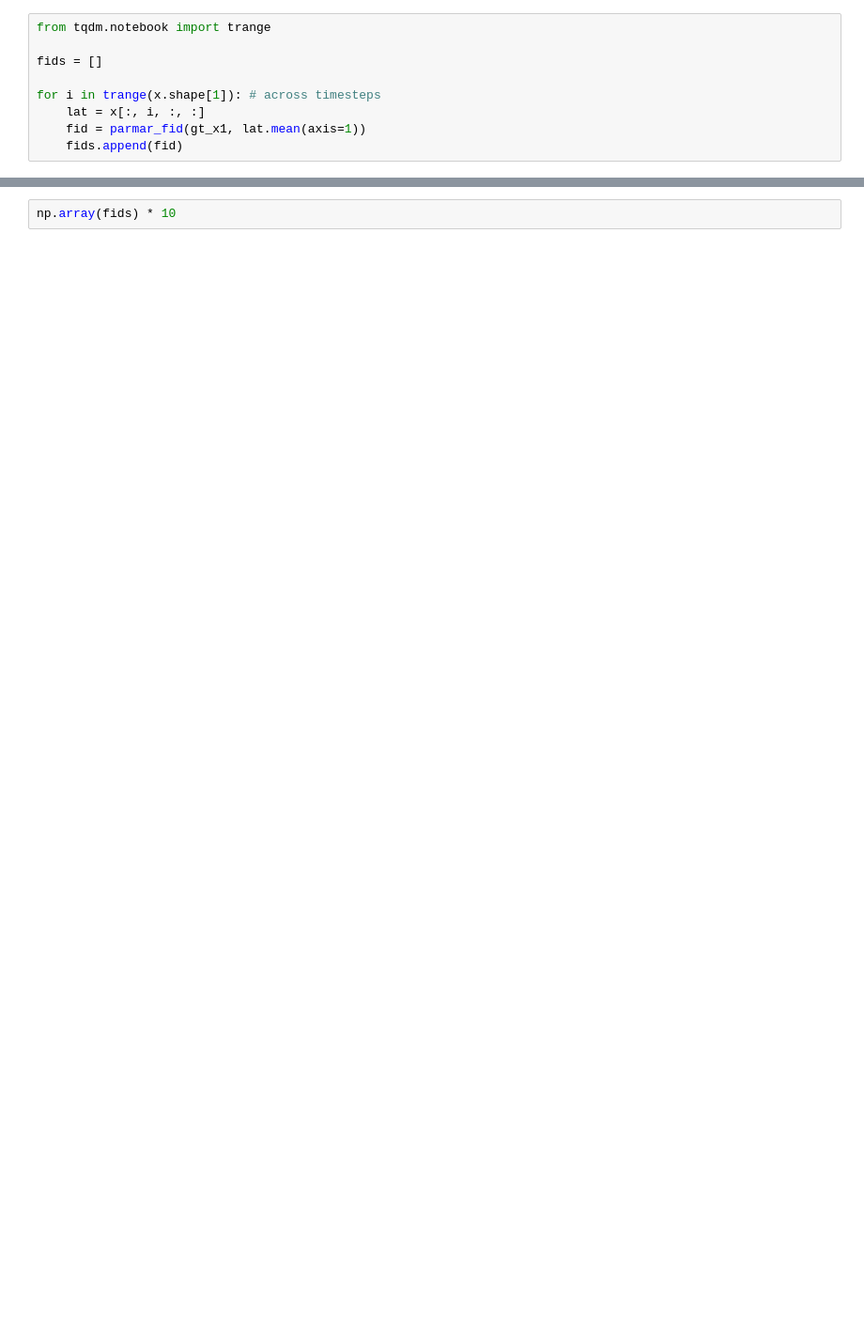
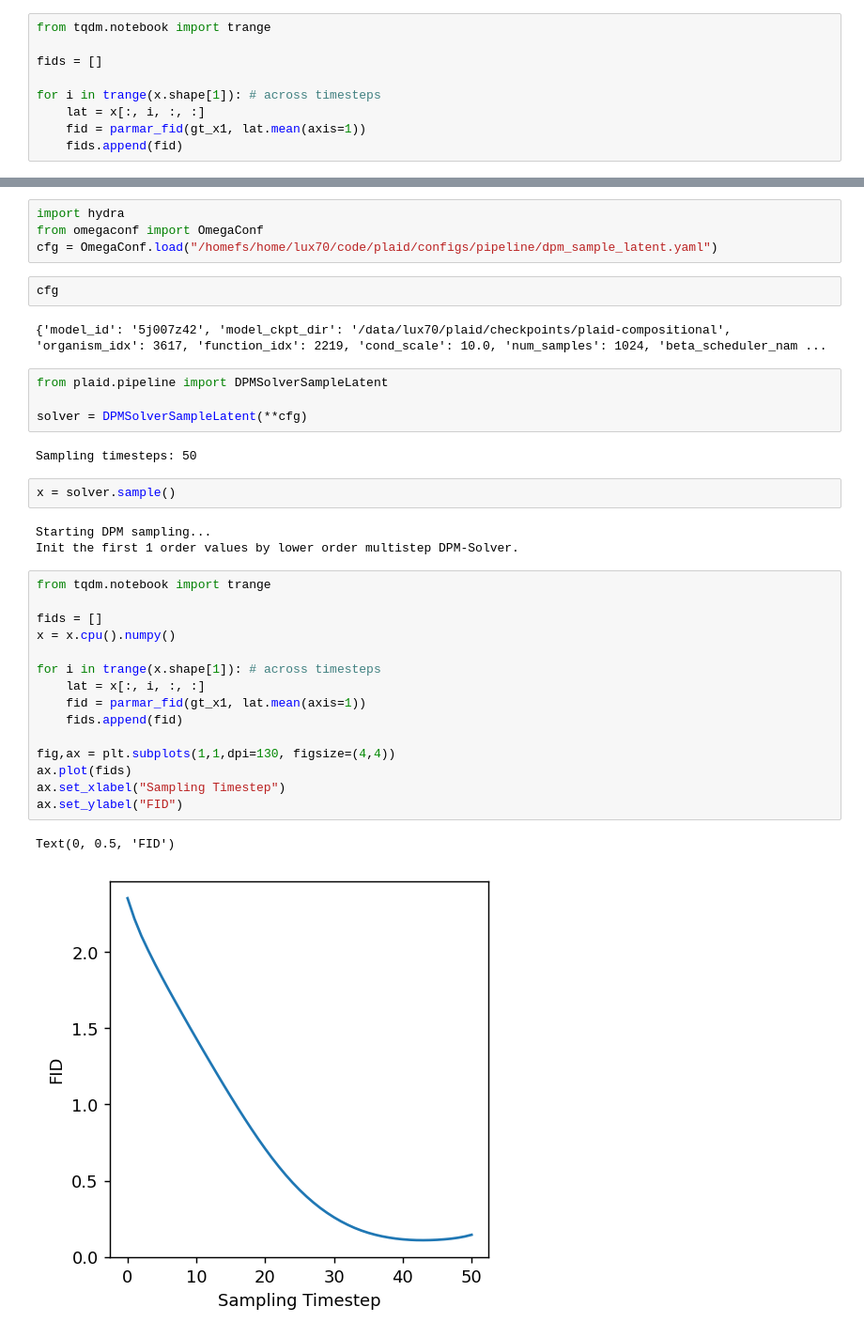
Before and after one commit to amyxlu/plaid-dev-distributed, a Jupyter notebook: notebooks/FIGURE_conditional_FID.ipynb, the cells around one changed output, grey strips where cells are left out. Shown at 94% size. Cells and saved outputs as stored; diff of their text form; blank space fills up the shorter version.

```diff
--- a/notebooks/FIGURE_conditional_FID.ipynb
+++ b/notebooks/FIGURE_conditional_FID.ipynb
@@ -264,2 +312,37 @@ ax.set_ylabel("FID")
 # %%
-np.array(fids) * 10
+import hydra
+from omegaconf import OmegaConf
+cfg = OmegaConf.load("/homefs/home/lux70/code/plaid/configs/pipeline/dpm_sample_latent.yaml")
+# %%
+cfg
+# %% [output]
+{'model_id': '5j007z42', 'model_ckpt_dir': '/data/lux70/plaid/checkpoints/plaid-compositional', 'organism_idx': 3617, 'function_idx': 2219, 'cond_scale': 10.0, 'num_samples': 1024, 'beta_scheduler_nam ...
+# %%
+from plaid.pipeline import DPMSolverSampleLatent
+
+solver = DPMSolverSampleLatent(**cfg)
+# %% [output]
+Sampling timesteps: 50
+# %%
+x = solver.sample()
+# %% [output]
+Starting DPM sampling...
+Init the first 1 order values by lower order multistep DPM-Solver.
+# %%
+from tqdm.notebook import trange
+
+fids = []
+x = x.cpu().numpy()
+
+for i in trange(x.shape[1]): # across timesteps
+    lat = x[:, i, :, :]
+    fid = parmar_fid(gt_x1, lat.mean(axis=1))
+    fids.append(fid)
+
+fig,ax = plt.subplots(1,1,dpi=130, figsize=(4,4))
+ax.plot(fids)
+ax.set_xlabel("Sampling Timestep")
+ax.set_ylabel("FID")
+# %% [output]
+Text(0, 0.5, 'FID')
+[figure, added]
```
Also changed, not shown: parts of 16 cells of this notebook, 2 other files.
